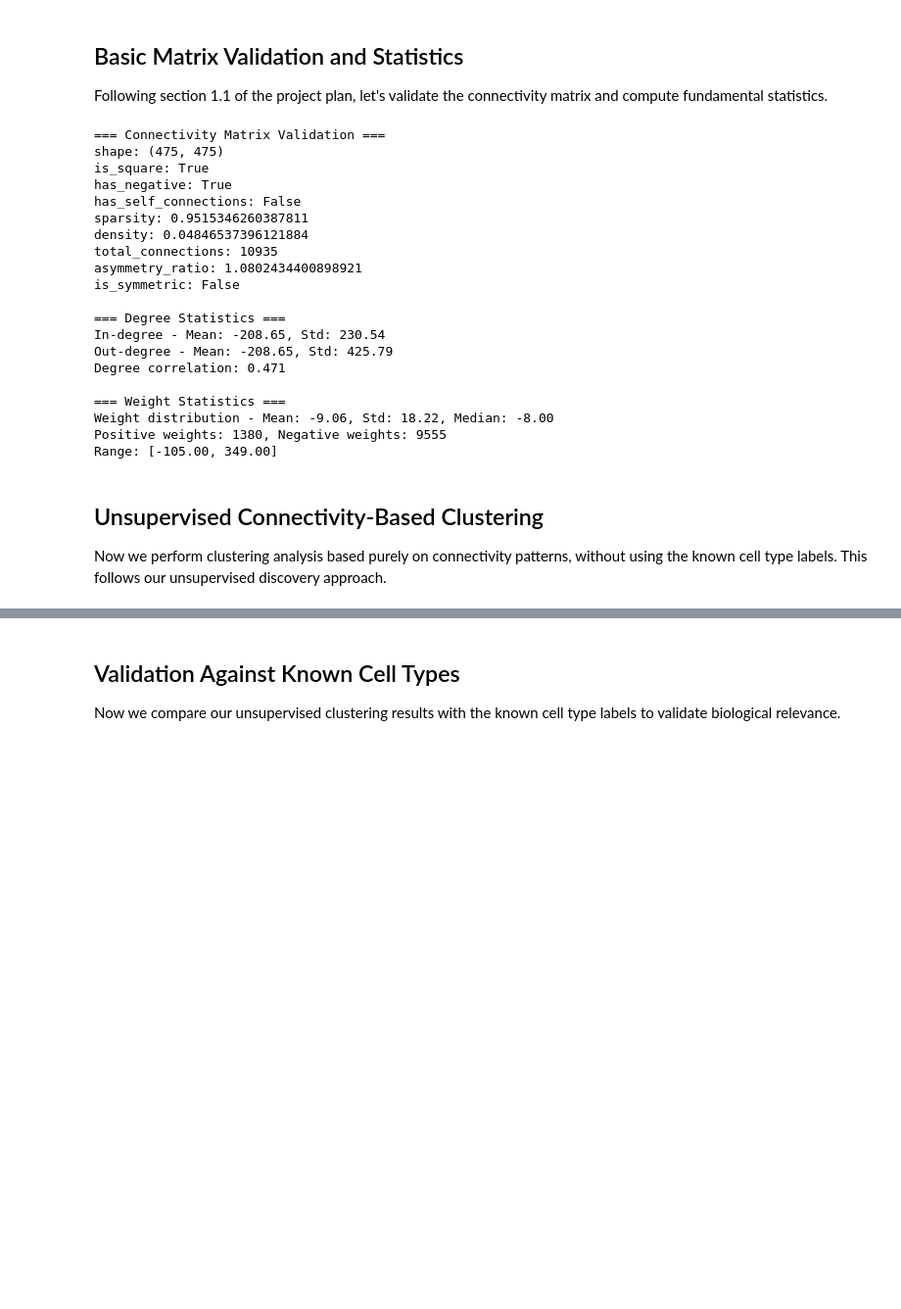
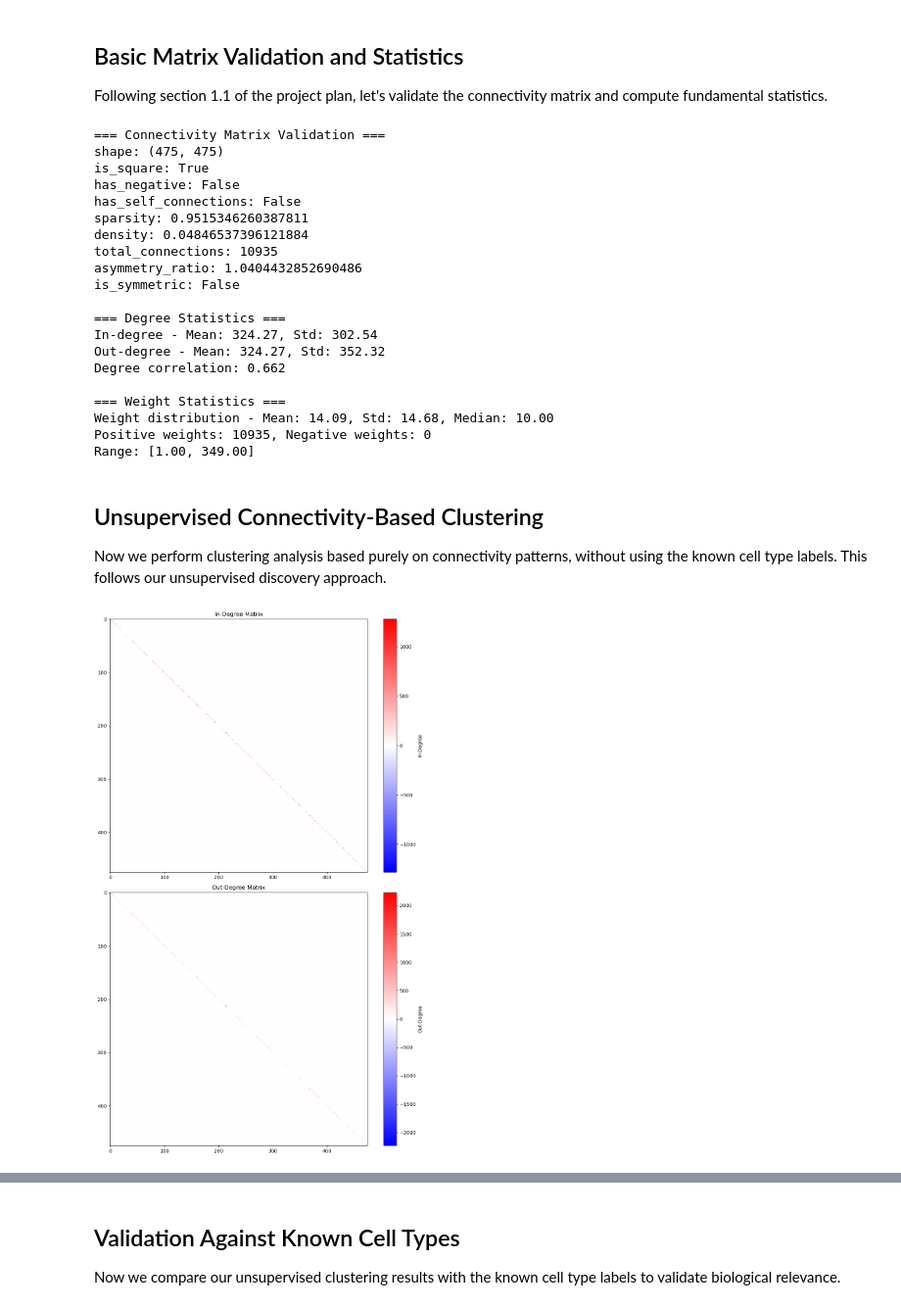
Before and after one commit to CharlesXu-Jingyue/GraphConnectomicsPOC, a Jupyter notebook: notebooks/01_preprocessing.ipynb, the cells around one changed output, grey strips where cells are left out. Shown at 98% size. Cells and saved outputs as stored; diff of their text form; code cells hidden in the pictures; blank space fills up the shorter version.

```diff
--- a/notebooks/01_preprocessing.ipynb
+++ b/notebooks/01_preprocessing.ipynb
@@ -263,19 +329,19 @@ Following section 1.1 of the project plan, let's validate the connectivity matri
 from preprocessing.validation import validate_connectivity_matrix, compute_degree_statistics, compute_weight_statistics
 
 # Validate the connectivity matrix
-validation_results = validate_connectivity_matrix(connectivity_matrix)
+validation_results = validate_connectivity_matrix(A)
 print("=== Connectivity Matrix Validation ===")
 for key, value in validation_results.items():
     print(f"{key}: {value}")
 
 print("\n=== Degree Statistics ===")
-degree_stats = compute_degree_statistics(connectivity_matrix)
+degree_stats = compute_degree_statistics(A)
 print(f"In-degree - Mean: {degree_stats['in_degree_stats']['mean']:.2f}, Std: {degree_stats['in_degree_stats']['std']:.2f}")
 print(f"Out-degree - Mean: {degree_stats['out_degree_stats']['mean']:.2f}, Std: {degree_stats['out_degree_stats']['std']:.2f}")
 print(f"Degree correlation: {degree_stats.get('degree_correlation', 'N/A'):.3f}")
 
 print("\n=== Weight Statistics ===")
-weight_stats = compute_weight_statistics(connectivity_matrix)
+weight_stats = compute_weight_statistics(A)
 if 'no_connections' not in weight_stats:
     ws = weight_stats['weight_stats']
     print(f"Weight distribution - Mean: {ws['mean']:.2f}, Std: {ws['std']:.2f}, Median: {ws['median']:.2f}")
@@ -285,27 +351,56 @@ if 'no_connections' not in weight_stats:
 === Connectivity Matrix Validation ===
 shape: (475, 475)
 is_square: True
-has_negative: True
+has_negative: False
 has_self_connections: False
 sparsity: 0.9515346260387811
 density: 0.04846537396121884
 total_connections: 10935
-asymmetry_ratio: 1.0802434400898921
+asymmetry_ratio: 1.0404432852690486
 is_symmetric: False
 
 === Degree Statistics ===
-In-degree - Mean: -208.65, Std: 230.54
-Out-degree - Mean: -208.65, Std: 425.79
-Degree correlation: 0.471
+In-degree - Mean: 324.27, Std: 302.54
+Out-degree - Mean: 324.27, Std: 352.32
+Degree correlation: 0.662
 
 === Weight Statistics ===
-Weight distribution - Mean: -9.06, Std: 18.22, Median: -8.00
-Positive weights: 1380, Negative weights: 9555
-Range: [-105.00, 349.00]
+Weight distribution - Mean: 14.09, Std: 14.68, Median: 10.00
+Positive weights: 10935, Negative weights: 0
+Range: [1.00, 349.00]
 # %% [markdown]
 ## Unsupervised Connectivity-Based Clustering
 
 Now we perform clustering analysis based purely on connectivity patterns, without using the known cell type labels. This follows our unsupervised discovery approach.
+# %%
+# Degree matrix
+def compute_degree_matrix(A):
+    """Compute the degree matrix of the connectivity matrix."""
+    in_degrees = np.sum(A, axis=0)
+    out_degrees = np.sum(A, axis=1)
+    return np.diag(in_degrees), np.diag(out_degrees)
+
+# Compute the degree matrices
+D_in, D_out = compute_degree_matrix(A)
+
+# Plot the degree matrices
+plt.figure(figsize=(10, 16))
+plt.subplot(2, 1, 1)
+plt.imshow(D_in, cmap='bwr', aspect='auto',
+           vmin=-np.max(np.abs(D_in)), vmax=np.max(np.abs(D_in)),
+           interpolation='none')
+plt.title('In-Degree Matrix')
+plt.colorbar(label='In-Degree')
+plt.subplot(2, 1, 2)
+plt.imshow(D_out, cmap='bwr', aspect='auto',
+           vmin=-np.max(np.abs(D_out)), vmax=np.max(np.abs(D_out)),
+           interpolation='none')
+plt.title('Out-Degree Matrix')
+plt.colorbar(label='Out-Degree')
+plt.tight_layout()
+plt.show()
+# %% [output]
+[figure, added]
 # %%
 # Import clustering functions
 from preprocessing.clustering import connectivity_based_clustering, compare_clusterings, analyze_cluster_composition
```
Also changed, not shown: parts of 16 cells of this notebook, 1 other file.
